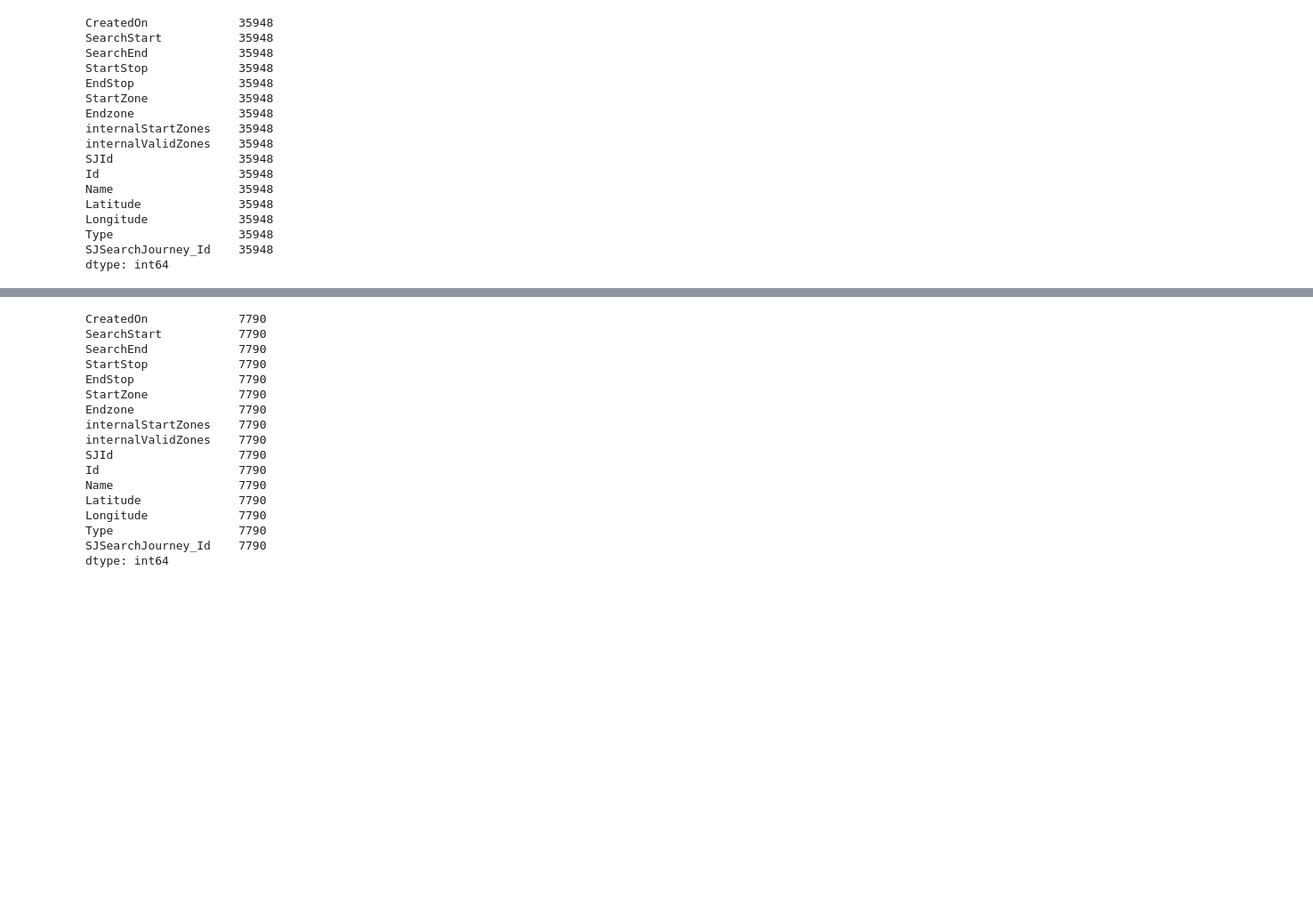
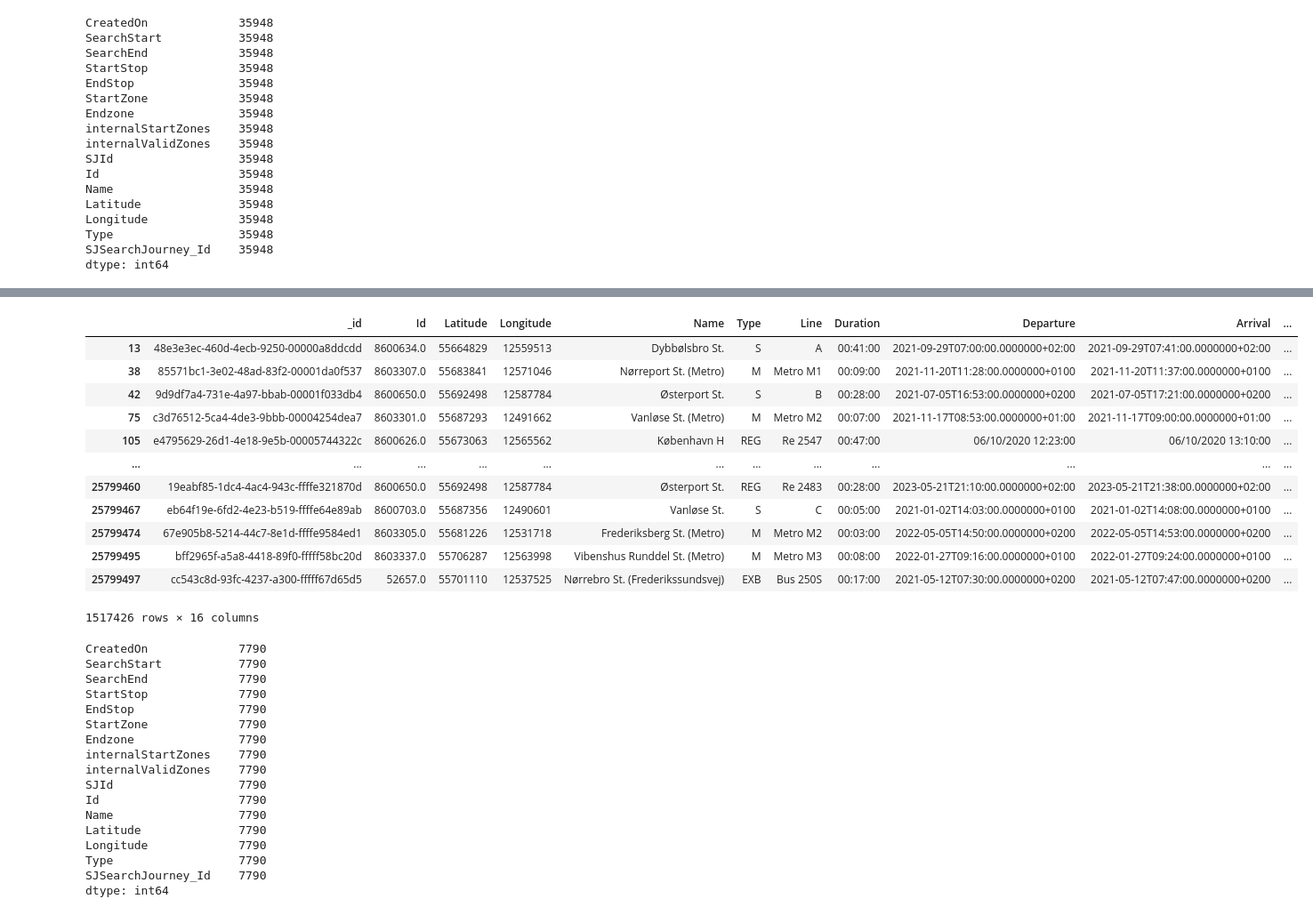
Before and after one commit to monicahardt/BachelorProject, a Jupyter notebook: Notebooks/SJ_Tests.ipynb, the cells around one changed output, grey strips where cells are left out. Shown at 89% size. Cells and saved outputs as stored; diff of their text form; code cells hidden in the pictures; blank space fills up the shorter version.

```diff
--- a/Notebooks/SJ_Tests.ipynb
+++ b/Notebooks/SJ_Tests.ipynb
@@ -99,3 +104,7 @@ Longitude             35948
 Type                  35948
 SJSearchJourney_Id    35948
 dtype: int64
+# %%
+import pandas as pd
+all_data = pd.read_csv('../Data/SJ_results.csv')
+all_data.groupby('SJSearchJourney_Id').count()
@@ -112,3 +136,18 @@ condition_2_cph = (
     | # or
     pd.isna(data['internalStartZones'])
     )
+# %%
+#Copenhagen filtering
+# condition_1_cph = (
+#     (all_data['internalValidZones'].str.match(r'^(1001|1002|1003|1004)(,(1001|1002|1003|1004))*$')
+#     | # or
+#     pd.isna(all_data['internalValidZones']))
+#     )
+
+condition_2_cph = (
+    ( (all_data['SectionStartZone'] == 1001.0 )
+     | (all_data['SectionStartZone'] == 1002.0)
+     | (all_data['SectionStartZone'] == 1003.0)
+     | (all_data['SectionStartZone'] == 1004.0)
+     )
+    )
@@ -114,0 +158,4 @@ condition_2_cph = (
+# %%
+# all_data = all_data[(condition_1_cph)]
+all_data = all_data[(condition_2_cph)]
+all_data.groupby('SJSearchJourney_Id').agg(list).count()
@@ -115,3 +179,19 @@ condition_2_cph = (
+# %%
+all_data
+# %% [output]
+|  | _id | Id | Latitude | Longitude | Name | Type | Line | Duration | Departure | Arrival | ... |
+| 13 | 48e3e3ec-460d-4ecb-9250-00000a8ddcdd | 8600634.0 | 55664829 | 12559513 | Dybbølsbro St. | S | A | 00:41:00 | 2021-09-29T07:00:00.0000000+02:00 | 2021-09-29T07:41:00.0000000+02:00 | ... |
+| 38 | 85571bc1-3e02-48ad-83f2-00001da0f537 | 8603307.0 | 55683841 | 12571046 | Nørreport St. (Metro) | M | Metro M1 | 00:09:00 | 2021-11-20T11:28:00.0000000+0100 | 2021-11-20T11:37:00.0000000+0100 | ... |
+| 42 | 9d9df7a4-731e-4a97-bbab-00001f033db4 | 8600650.0 | 55692498 | 12587784 | Østerport St. | S | B | 00:28:00 | 2021-07-05T16:53:00.0000000+0200 | 2021-07-05T17:21:00.0000000+0200 | ... |
+| 75 | c3d76512-5ca4-4de3-9bbb-00004254dea7 | 8603301.0 | 55687293 | 12491662 | Vanløse St. (Metro) | M | Metro M2 | 00:07:00 | 2021-11-17T08:53:00.0000000+01:00 | 2021-11-17T09:00:00.0000000+01:00 | ... |
+| 105 | e4795629-26d1-4e18-9e5b-00005744322c | 8600626.0 | 55673063 | 12565562 | København H | REG | Re 2547 | 00:47:00 | 06/10/2020 12:23:00 | 06/10/2020 13:10:00 | ... |
+| ... | ... | ... | ... | ... | ... | ... | ... | ... | ... | ... | ... |
+| 25799460 | 19eabf85-1dc4-4ac4-943c-ffffe321870d | 8600650.0 | 55692498 | 12587784 | Østerport St. | REG | Re 2483 | 00:28:00 | 2023-05-21T21:10:00.0000000+02:00 | 2023-05-21T21:38:00.0000000+02:00 | ... |
+| 25799467 | eb64f19e-6fd2-4e23-b519-ffffe64e89ab | 8600703.0 | 55687356 | 12490601 | Vanløse St. | S | C | 00:05:00 | 2021-01-02T14:03:00.0000000+0100 | 2021-01-02T14:08:00.0000000+0100 | ... |
+| 25799474 | 67e905b8-5214-44c7-8e1d-ffffe9584ed1 | 8603305.0 | 55681226 | 12531718 | Frederiksberg St. (Metro) | M | Metro M2 | 00:03:00 | 2022-05-05T14:50:00.0000000+0200 | 2022-05-05T14:53:00.0000000+0200 | ... |
+| 25799495 | bff2965f-a5a8-4418-89f0-fffff58bc20d | 8603337.0 | 55706287 | 12563998 | Vibenshus Runddel St. (Metro) | M | Metro M3 | 00:08:00 | 2022-01-27T09:16:00.0000000+0100 | 2022-01-27T09:24:00.0000000+0100 | ... |
+| 25799497 | cc543c8d-93fc-4237-a300-fffff67d65d5 | 52657.0 | 55701110 | 12537525 | Nørrebro St. (Frederikssundsvej) | EXB | Bus 250S | 00:17:00 | 2021-05-12T07:30:00.0000000+0200 | 2021-05-12T07:47:00.0000000+0200 | ... |
+1517426 rows × 16 columns
 # %%
 data = data[(condition_1_cph)]
 data = data[(condition_2_cph)]
```
Also changed, not shown: parts of 5 cells of this notebook, 1 other file.
